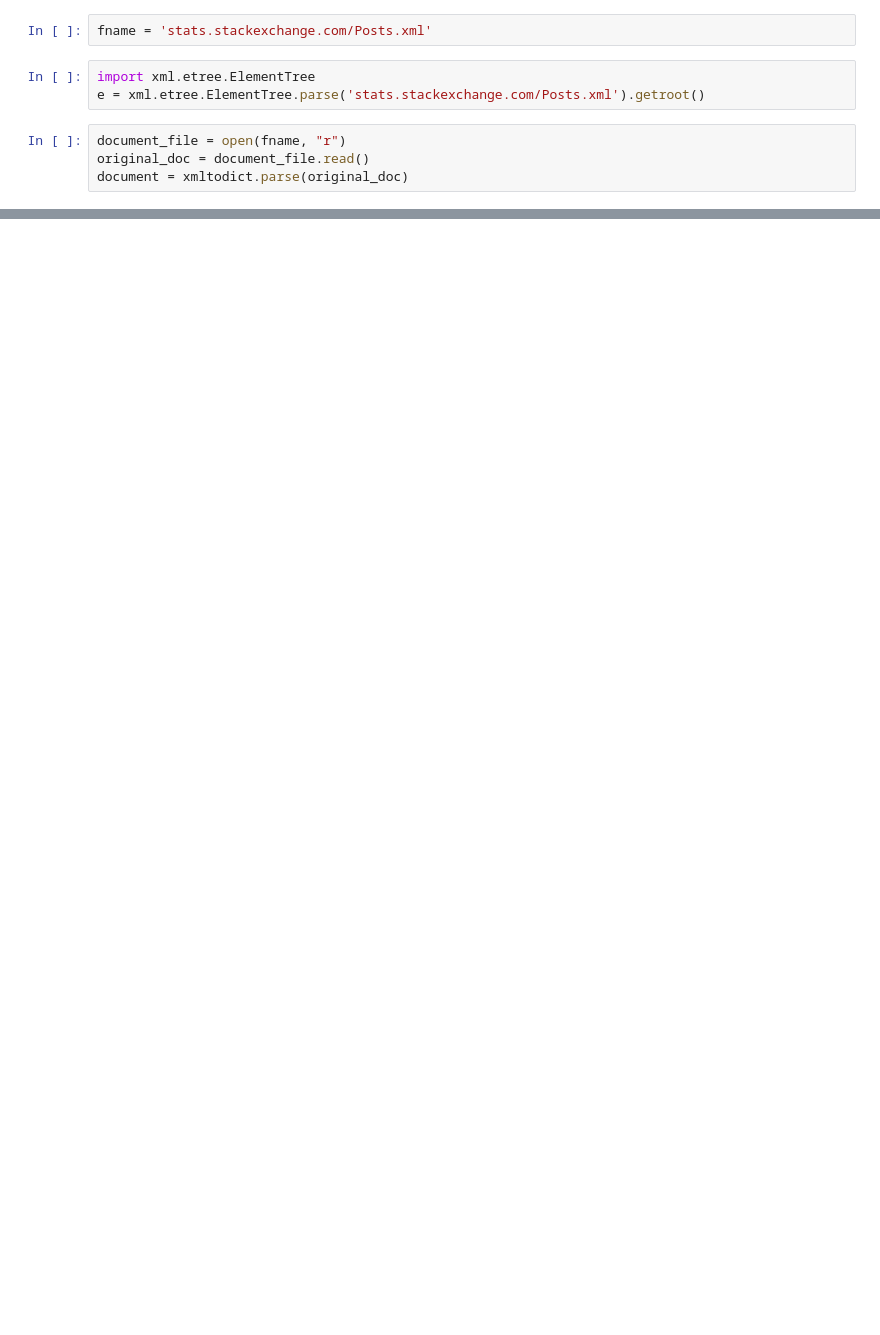
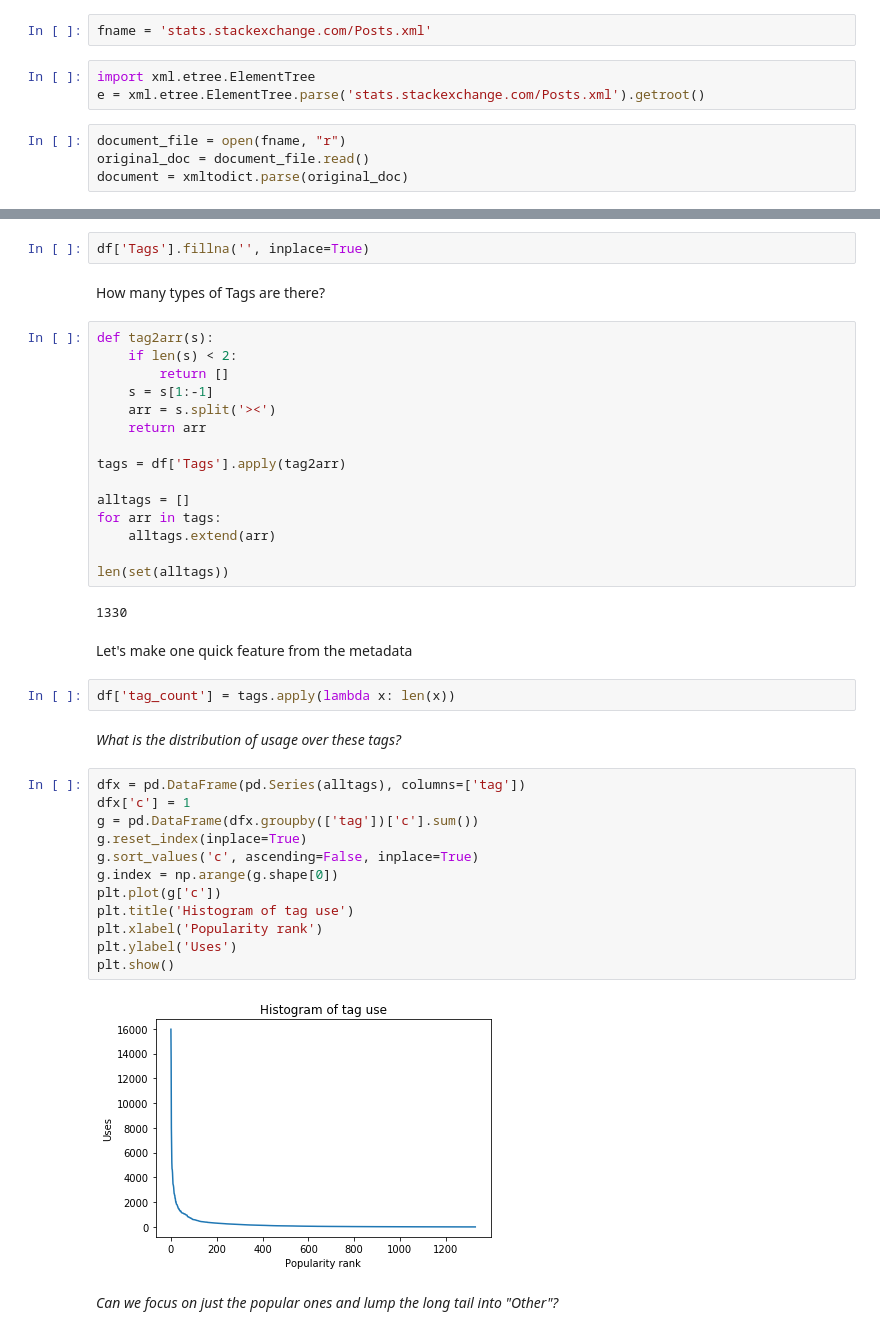
Before and after one commit to data-skeptic/feature-engineering-training, a Jupyter notebook: nlp-stack-overflow.ipynb, the cells around one changed output, grey strips where cells are left out. Saved outputs shown, nothing was run; the diff lists cells and outputs as text; blank space fills up the shorter version.

```diff
--- a/nlp-stack-overflow.ipynb
+++ b/nlp-stack-overflow.ipynb
@@ -31,0 +133,43 @@ OrderedDict([('@Id', '1'),
+# %%
+df['Tags'].fillna('', inplace=True)
+# %% [markdown]
+How many types of Tags are there?
+# %%
+def tag2arr(s):
+    if len(s) < 2:
+        return []
+    s = s[1:-1]
+    arr = s.split('><')
+    return arr
+
+tags = df['Tags'].apply(tag2arr)
+
+alltags = []
+for arr in tags:
+    alltags.extend(arr)
+
+len(set(alltags))
+# %% [output]
+1330
+# %% [markdown]
+Let's make one quick feature from the metadata
+# %%
+df['tag_count'] = tags.apply(lambda x: len(x))
+# %% [markdown]
+*What is the distribution of usage over these tags?*
+# %%
+dfx = pd.DataFrame(pd.Series(alltags), columns=['tag'])
+dfx['c'] = 1
+g = pd.DataFrame(dfx.groupby(['tag'])['c'].sum())
+g.reset_index(inplace=True)
+g.sort_values('c', ascending=False, inplace=True)
+g.index = np.arange(g.shape[0])
+plt.plot(g['c'])
+plt.title('Histogram of tag use')
+plt.xlabel('Popularity rank')
+plt.ylabel('Uses')
+plt.show()
+# %% [output]
+[figure, added]
+# %% [markdown]
+*Can we focus on just the popular ones and lump the long tail into "Other"?*
```
Also changed, not shown: parts of 108 cells of this notebook.
